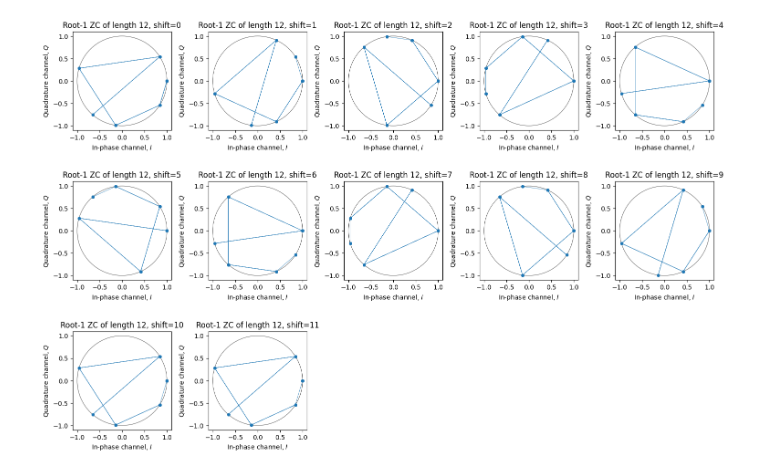
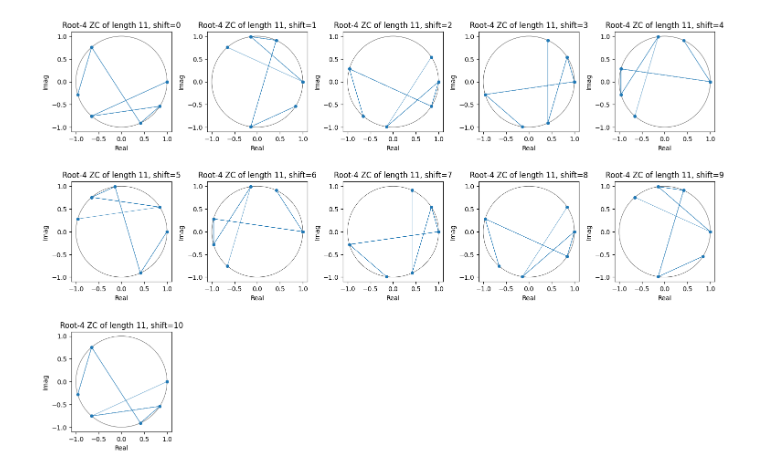
Before and after one commit to Danzo0l/py-laboratory, a Jupyter notebook: mMTC/zadoff-chu.ipynb, the cells around one changed output. Cells and saved outputs as stored; diff of their text form; code cells hidden in the pictures.

```diff
--- a/mMTC/zadoff-chu.ipynb
+++ b/mMTC/zadoff-chu.ipynb
@@ -72,43 +90,60 @@ pd.DataFrame({
 # %%
-# Cyclic shift for ZC sequence
+import numpy as np
+import matplotlib.pyplot as plt
+import pandas as pd
+import sdr
+
 # Length of sequence:
 N = 11
 # Length of ZC-extend:
 N_sf = 12
 # Roots of sequences:
-r1 = 1
+r1 = 4
 
-num_columns = 5
+# Number of plots in 1 row
+NUM_COLS = 5
 dataframes = {}
 plt.figure(figsize=(15, 10))
 
-for i in range(L1):
+# Diapason for ZC
+diapason = np.arange(N)
+
+# Diapason for ZC extend
+# diapason = np.arange(N_sf)
+
+# set values of shifts for plot ZC sequence
+# diapason = [0, 1, 2, 3, 4, 5, 6, 7]
+
+for i, shift in enumerate(diapason):
+
     # Generate ZC sequence with root
-    S1 = sdr.zadoff_chu_sequence(N, r1, shift=i)
+    S1 = sdr.zadoff_chu_sequence(N, r1, shift=int(shift))
+
     # Generate S1, S2 - Extend of ZC sequence
+    # For ZC sequence set this:
+    SEQUENCE_1 = S1
+
+    # For ZC sequence extend uncomment this:
     Z1 = np.zeros(N_sf)
     Z1 = S1[np.arange(N_sf) % N]
-    # For ZC sequence set this:
-    SEQUENCE_1 = S1
-    # For ZC sequence extend set this:
-    # SEQUENCE_1 = Z1
+    SEQUENCE_1 = Z1
 
-    SEQUENCE_1 = np.roll(SEQUENCE_1, i)
-    dataframes[f'shift={i}'] = np.round(SEQUENCE_1, decimals=4)
-    plt.subplot(L1 // num_columns + (L1 % num_columns > 0), num_columns, i+1)
+    SEQUENCE_1 = np.roll(SEQUENCE_1, int(shift))
+    dataframes[f'shift={int(shift)}'] = np.round(SEQUENCE_1, decimals=4)
+
+    # Determine subplot position
+    plt.subplot(len(diapason) // NUM_COLS + (len(diapason) % NUM_COLS > 0), NUM_COLS, i + 1)
     sdr.plot.constellation(SEQUENCE_1, linestyle="-", linewidth=0.5, markersize=8)
     circle = plt.Circle((0, 0), 1, color='#222222', linewidth=0.5, fill=False)
     plt.gca().add_artist(circle)
-    plt.title(f"Root-{r1} ZC of length {L1}, shift={i}")
+    plt.xlabel('Real')
+    plt.ylabel('Imag')
+    plt.title(f"Root-{r1} ZC of length {N}, shift={int(shift)}")
 
-# Увеличить размер подграфиков
-plt.subplots_adjust(wspace=0.4, hspace=0.4)
-
-# Показать графики
+plt.subplots_adjust(hspace=0.01)
 plt.tight_layout()
 plt.show()
 
-# Вывести DataFrame
 pd.DataFrame(dataframes)
 # %% [output]
-[figure, old version]
+[figure, new version]
```
Also changed, not shown: parts of 10 cells of this notebook, 2 other files.
